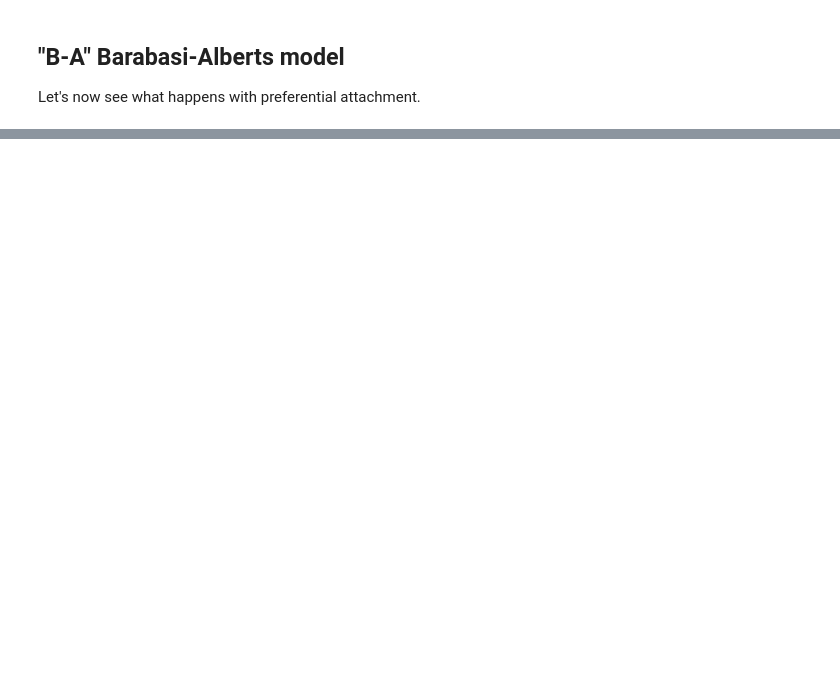
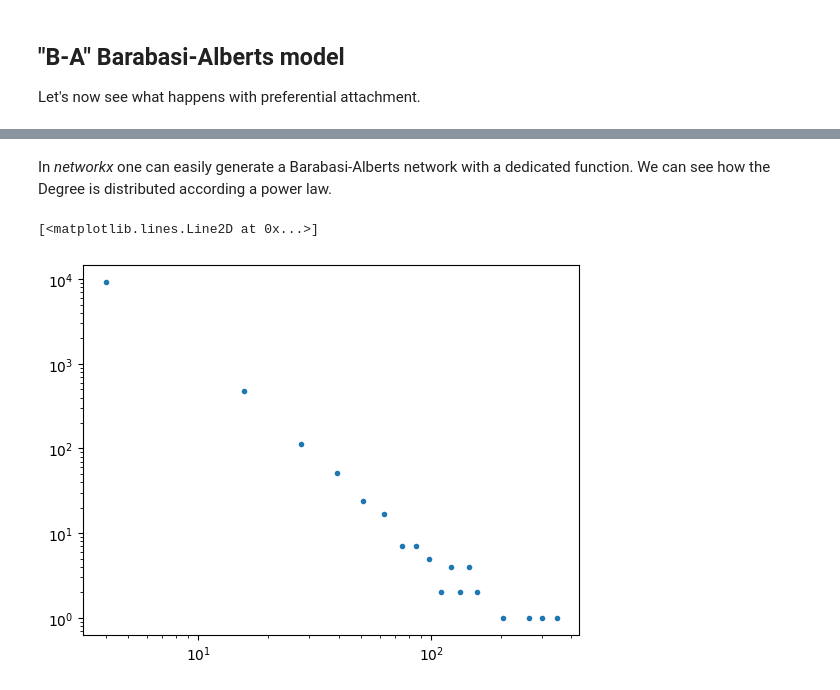
Before and after one commit to ludovicaisa/Physics_Unibo, a Jupyter notebook: src/Complex_Networks/open_network_growth_models.ipynb, the cells around one changed output, grey strips where cells are left out. Cells and saved outputs as stored; diff of their text form; code cells hidden in the pictures; blank space fills up the shorter version.

```diff
--- a/src/Complex_Networks/open_network_growth_models.ipynb
+++ b/src/Complex_Networks/open_network_growth_models.ipynb
@@ -50,15 +49,3 @@ ax[2].hist(K[1:], bins=30)
 ## "B-A" Barabasi-Alberts model
 
 Let's now see what happens with preferential attachment.
-# %%
-import numpy as np
-import scipy as sp
-
-N = int(1e4)
-M = 4
-
-# initialize random network
-Ni = 25
-rr = sp.sparse.triu(np.random.rand(Ni, Ni))
-nn = rr > 0.5
-nn += nn.T
@@ -88,0 +52,19 @@ ax.hist(K > 0, bins=30)
+# %% [markdown]
+In *networkx* one can easily generate a Barabasi-Alberts network with a dedicated function.
+We can see how the Degree is distributed according a power law.
+# %%
+Net = nx.barabasi_albert_graph(N, M)
+
+K = [d for n, d in Net.degree()]
+
+
+fig, ax = plt.subplots()
+Y, X, patches = ax.hist(K[1:], bins=30)
+X = np.delete(X, -1)
+ax.cla()
+ax.set_xscale('log')
+ax.set_yscale('log')
+ax.plot(X[Y > 0], Y[Y > 0], '.')
+# %% [output]
+[<matplotlib.lines.Line2D at 0x...>]
+[figure, added]
```
Also changed, not shown: parts of 7 cells of this notebook, 2 other files.
